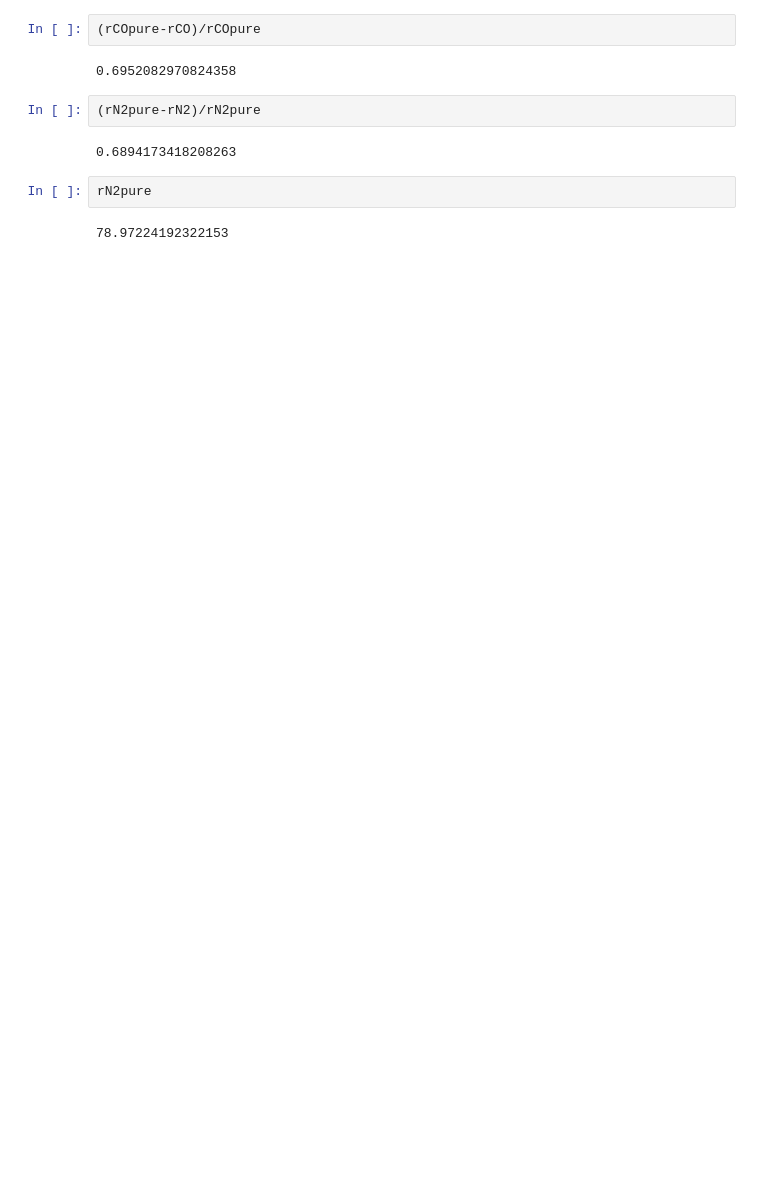
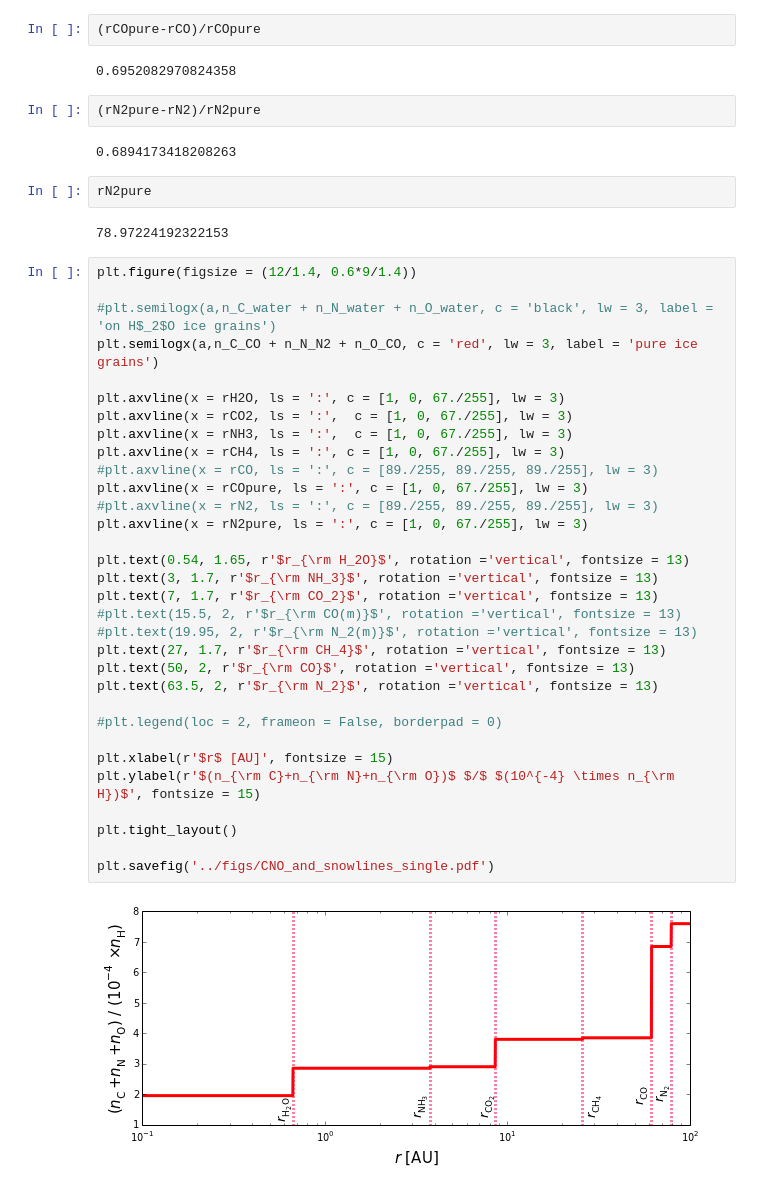
Before and after one commit to apiso/Thesis, a Jupyter notebook: python/CNO_snowlines.ipynb, the cells around one changed output. Cells and saved outputs as stored; diff of their text form; blank space fills up the shorter version.

```diff
--- a/python/CNO_snowlines.ipynb
+++ b/python/CNO_snowlines.ipynb
@@ -85,3 +85,37 @@ plt.savefig('../figs/CNO_and_snowlines.pdf')
 rN2pure
 # %% [output]
 78.97224192322153
+# %%
+plt.figure(figsize = (12/1.4, 0.6*9/1.4))
+
+#plt.semilogx(a,n_C_water + n_N_water + n_O_water, c = 'black', lw = 3, label = 'on H$_2$O ice grains')
+plt.semilogx(a,n_C_CO + n_N_N2 + n_O_CO, c = 'red', lw = 3, label = 'pure ice grains')
+
+plt.axvline(x = rH2O, ls = ':', c = [1, 0, 67./255], lw = 3)
+plt.axvline(x = rCO2, ls = ':',  c = [1, 0, 67./255], lw = 3)
+plt.axvline(x = rNH3, ls = ':',  c = [1, 0, 67./255], lw = 3)
+plt.axvline(x = rCH4, ls = ':', c = [1, 0, 67./255], lw = 3)
+#plt.axvline(x = rCO, ls = ':', c = [89./255, 89./255, 89./255], lw = 3)
+plt.axvline(x = rCOpure, ls = ':', c = [1, 0, 67./255], lw = 3)
+#plt.axvline(x = rN2, ls = ':', c = [89./255, 89./255, 89./255], lw = 3)
+plt.axvline(x = rN2pure, ls = ':', c = [1, 0, 67./255], lw = 3)
+
+plt.text(0.54, 1.65, r'$r_{\rm H_2O}$', rotation ='vertical', fontsize = 13)
+plt.text(3, 1.7, r'$r_{\rm NH_3}$', rotation ='vertical', fontsize = 13)
+plt.text(7, 1.7, r'$r_{\rm CO_2}$', rotation ='vertical', fontsize = 13)
+#plt.text(15.5, 2, r'$r_{\rm CO(m)}$', rotation ='vertical', fontsize = 13)
+#plt.text(19.95, 2, r'$r_{\rm N_2(m)}$', rotation ='vertical', fontsize = 13)
+plt.text(27, 1.7, r'$r_{\rm CH_4}$', rotation ='vertical', fontsize = 13)
+plt.text(50, 2, r'$r_{\rm CO}$', rotation ='vertical', fontsize = 13)
+plt.text(63.5, 2, r'$r_{\rm N_2}$', rotation ='vertical', fontsize = 13)
+
+#plt.legend(loc = 2, frameon = False, borderpad = 0)
+
+plt.xlabel(r'$r$ [AU]', fontsize = 15)
+plt.ylabel(r'$(n_{\rm C}+n_{\rm N}+n_{\rm O})$ $/$ $(10^{-4} \times n_{\rm H})$', fontsize = 15)
+
+plt.tight_layout()
+
+plt.savefig('../figs/CNO_and_snowlines_single.pdf')
+# %% [output]
+[figure, added]
```
Also changed, not shown: 5 other files.
